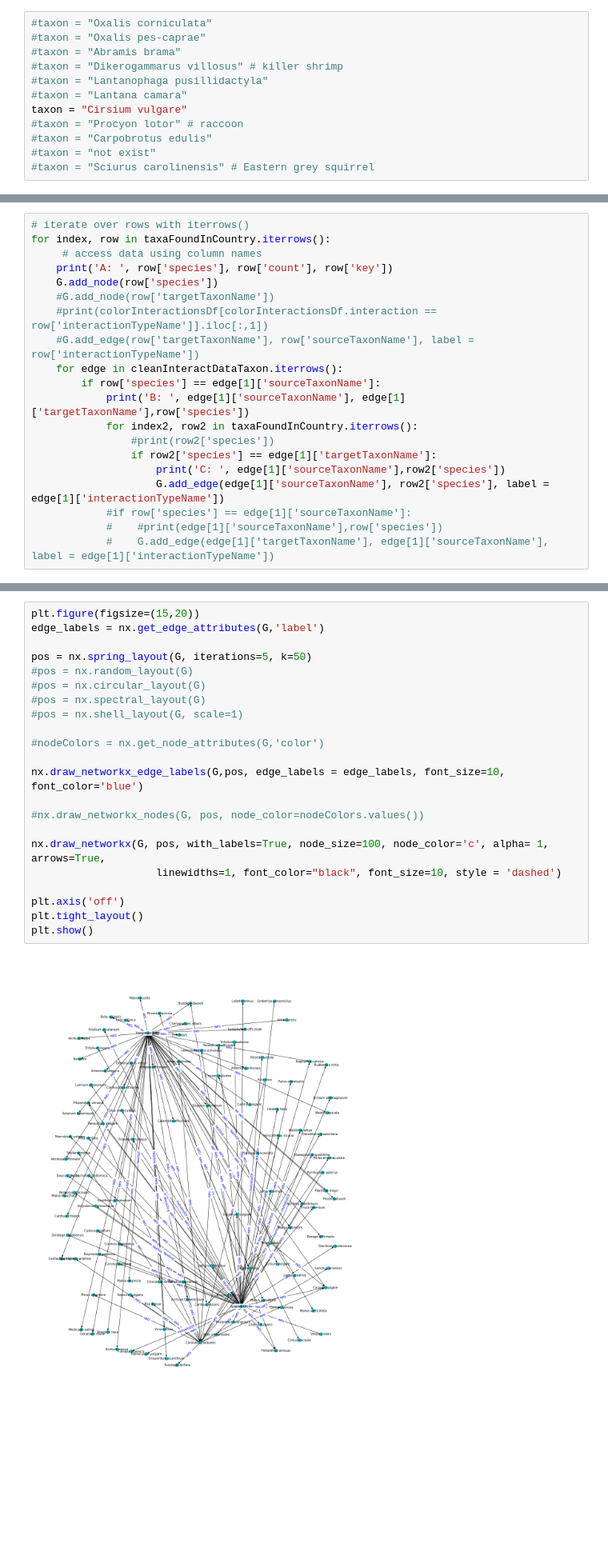
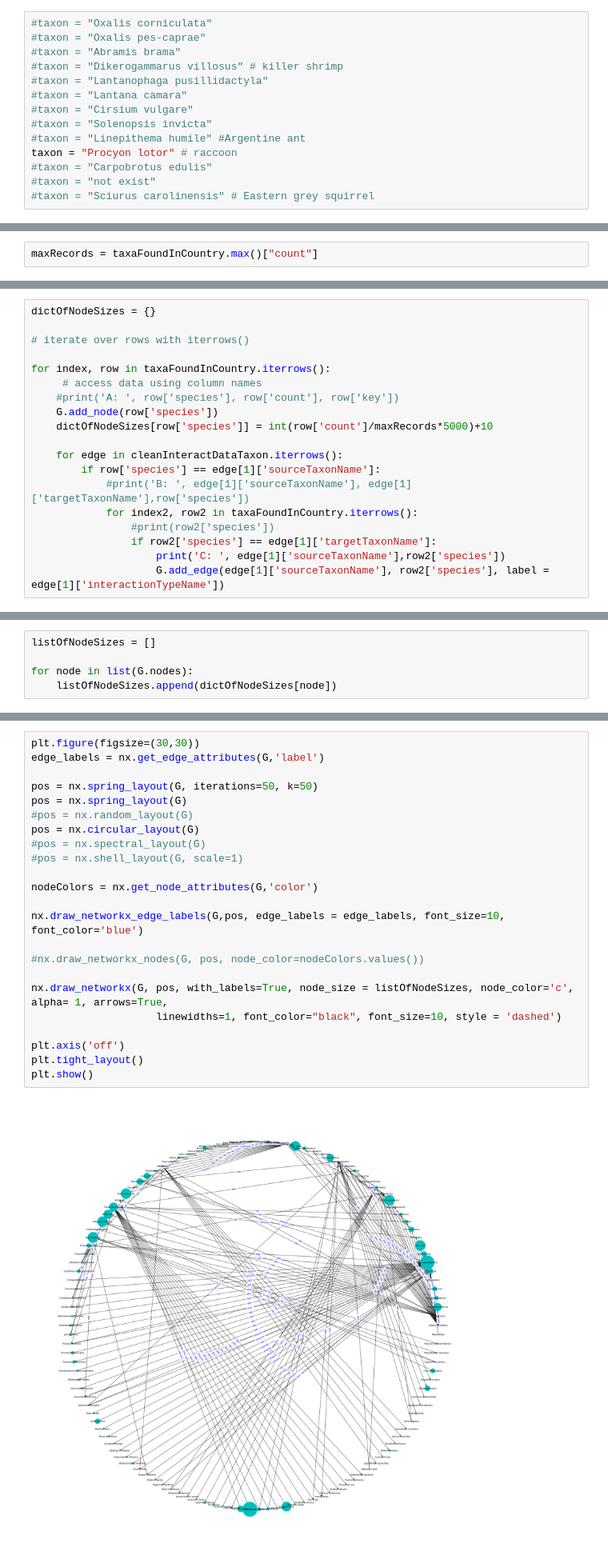
Before and after one commit to AgentschapPlantentuinMeise/interactias, a Jupyter notebook: notebook/interactias-geoSelectNetwork.ipynb, the cells around one changed output, grey strips where cells are left out. Shown at 80% size. Saved outputs shown, nothing was run; the diff lists cells and outputs as text; blank space fills up the shorter version.

Commit message:
node sizing complete

```diff
--- a/notebook/interactias-geoSelectNetwork.ipynb
+++ b/notebook/interactias-geoSelectNetwork.ipynb
@@ -43,8 +43,10 @@ country  = 'BE'
 #taxon = "Dikerogammarus villosus" # killer shrimp
 #taxon = "Lantanophaga pusillidactyla"
 #taxon = "Lantana camara"
-taxon = "Cirsium vulgare"
-#taxon = "Procyon lotor" # raccoon
+#taxon = "Cirsium vulgare"
+#taxon = "Solenopsis invicta"
+#taxon = "Linepithema humile" #Argentine ant
+taxon = "Procyon lotor" # raccoon
 #taxon = "Carpobrotus edulis"
 #taxon = "not exist"
 #taxon = "Sciurus carolinensis" # Eastern grey squirrel
@@ -493,0 +495,2 @@ cleanInteractDataTaxon
+# %%
+maxRecords = taxaFoundInCountry.max()["count"]
@@ -494,21 +499,20 @@ cleanInteractDataTaxon
 # %%
+dictOfNodeSizes = {}
+
 # iterate over rows with iterrows()
+
 for index, row in taxaFoundInCountry.iterrows():
      # access data using column names
-    print('A: ', row['species'], row['count'], row['key'])
+    #print('A: ', row['species'], row['count'], row['key'])
     G.add_node(row['species'])
-    #G.add_node(row['targetTaxonName'])
-    #print(colorInteractionsDf[colorInteractionsDf.interaction == row['interactionTypeName']].iloc[:,1])
-    #G.add_edge(row['targetTaxonName'], row['sourceTaxonName'], label = row['interactionTypeName'])
+    dictOfNodeSizes[row['species']] = int(row['count']/maxRecords*5000)+10
+
     for edge in cleanInteractDataTaxon.iterrows():
         if row['species'] == edge[1]['sourceTaxonName']:
-            print('B: ', edge[1]['sourceTaxonName'], edge[1]['targetTaxonName'],row['species'])
+            #print('B: ', edge[1]['sourceTaxonName'], edge[1]['targetTaxonName'],row['species'])
             for index2, row2 in taxaFoundInCountry.iterrows():
                 #print(row2['species'])
                 if row2['species'] == edge[1]['targetTaxonName']:
                     print('C: ', edge[1]['sourceTaxonName'],row2['species'])
                     G.add_edge(edge[1]['sourceTaxonName'], row2['species'], label = edge[1]['interactionTypeName'])
-            #if row['species'] == edge[1]['sourceTaxonName']:
-            #    #print(edge[1]['sourceTaxonName'],row['species'])
-            #    G.add_edge(edge[1]['targetTaxonName'], edge[1]['sourceTaxonName'], label = edge[1]['interactionTypeName'])
 # %% [output]
@@ -615,26 +570,32 @@ list(G.edges)
+# %%
+listOfNodeSizes = []
+
+for node in list(G.nodes):
+    listOfNodeSizes.append(dictOfNodeSizes[node])
 # %% [markdown]
 ## A network of all the interacting taxa
 # %%
-plt.figure(figsize=(15,20))
+plt.figure(figsize=(30,30))
 edge_labels = nx.get_edge_attributes(G,'label')
 
-pos = nx.spring_layout(G, iterations=5, k=50)
+pos = nx.spring_layout(G, iterations=50, k=50)
+pos = nx.spring_layout(G)
 #pos = nx.random_layout(G)
-#pos = nx.circular_layout(G)
+pos = nx.circular_layout(G)
 #pos = nx.spectral_layout(G)
 #pos = nx.shell_layout(G, scale=1)
 
-#nodeColors = nx.get_node_attributes(G,'color')
+nodeColors = nx.get_node_attributes(G,'color')
 
 nx.draw_networkx_edge_labels(G,pos, edge_labels = edge_labels, font_size=10, font_color='blue')
 
 #nx.draw_networkx_nodes(G, pos, node_color=nodeColors.values())
 
-nx.draw_networkx(G, pos, with_labels=True, node_size=100, node_color='c', alpha= 1, arrows=True,
+nx.draw_networkx(G, pos, with_labels=True, node_size = listOfNodeSizes, node_color='c', alpha= 1, arrows=True,
                     linewidths=1, font_color="black", font_size=10, style = 'dashed')
 
 plt.axis('off')
 plt.tight_layout()
 plt.show()
 # %% [output]
-[figure, old version]
+[figure, new version]
```
Also changed, not shown: parts of 41 cells of this notebook.
